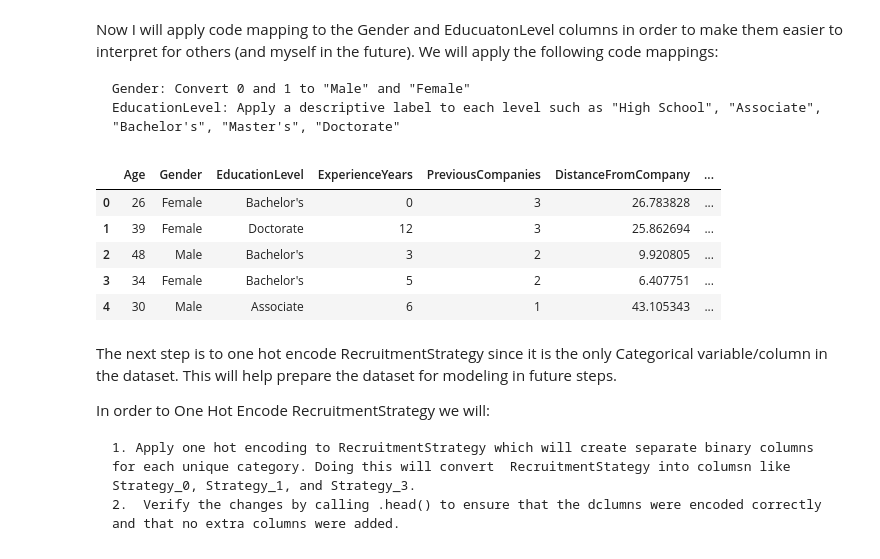
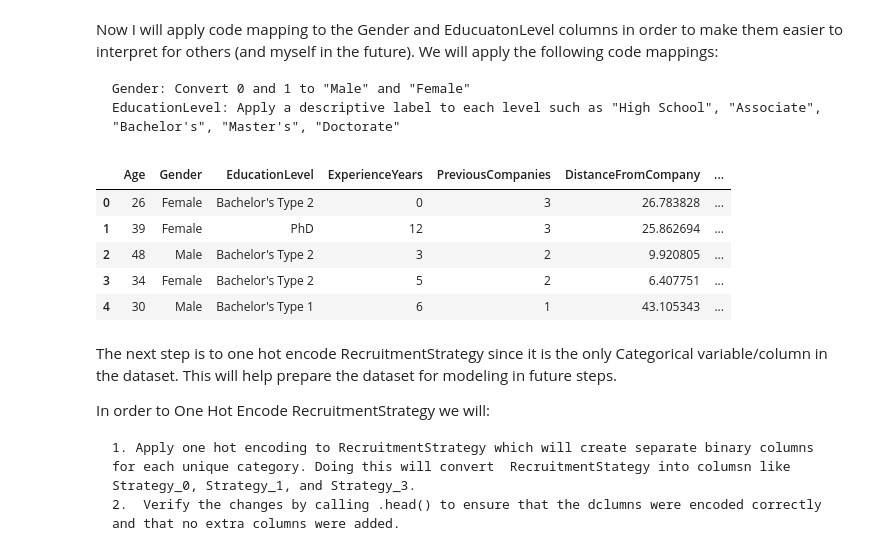
Before and after one commit to hesanche94/Capstone-Three---Optimizing-Candidate-Selection---Hector-Sanchez, a Jupyter notebook: Data Wrangling - Hector Sanchez.ipynb, the cells around one changed output. Saved outputs shown, nothing was run; the diff lists cells and outputs as text; code cells hidden in the pictures.

```diff
--- a/Data Wrangling - Hector Sanchez.ipynb
+++ b/Data Wrangling - Hector Sanchez.ipynb
@@ -10,7 +10,7 @@ import seaborn as sns
 # %%
 # Create a file_path to load the dataset
 
-file_path = 'C:/Users\hecsa/Springboard/Springboard Github/Springboard/Data Science Capstone Three/datasets/recruitment_data.csv'
+file_path = 'C:/Users/hecsa/Springboard/Springboard Github/Springboard/Data Science Capstone Three/datasets/recruitment_data.csv'
 recruitment_data = pd.read_csv(file_path)
 # %% [markdown]
 Now that pandas has beeen imported and the recruitment_data has been loaded, we well call .info(), .head(), .descrcribe(), and .shape to get a better understanding of our dataset before we move forward.
@@ -126,31 +126,30 @@ We will apply the following code mappings:
 # %%
 # Utilize code to Map Gender and EducationLevel
 
 # First we'll map gender
 
 gender_map = {0: 'Male', 1: 'Female'}
 recruitment_data['Gender'] = recruitment_data['Gender'].map(gender_map)
 
 # Next, we'll map EducationLevel
 
 education_level_map = {
-    0: 'High School',
-    1: 'Associate',
-    2: 'Bachelor\'s',
+    1: 'Bachelor\'s Type 1',
+    2: 'Bachelor\'s Type 2',
     3: 'Master\'s',
-    4: 'Doctorate'
+    4: 'PhD'
 }
 recruitment_data['EducationLevel'] = recruitment_data['EducationLevel'].map(education_level_map)
 
 # Verify that the changes have been meade by calling .head()
 recruitment_data.head()
 # %% [output]
 |  | Age | Gender | EducationLevel | ExperienceYears | PreviousCompanies | DistanceFromCompany | ... |
-| 0 | 26 | Female | Bachelor's | 0 | 3 | 26.783828 | ... |
-| 1 | 39 | Female | Doctorate | 12 | 3 | 25.862694 | ... |
-| 2 | 48 | Male | Bachelor's | 3 | 2 | 9.920805 | ... |
-| 3 | 34 | Female | Bachelor's | 5 | 2 | 6.407751 | ... |
-| 4 | 30 | Male | Associate | 6 | 1 | 43.105343 | ... |
+| 0 | 26 | Female | Bachelor's Type 2 | 0 | 3 | 26.783828 | ... |
+| 1 | 39 | Female | PhD | 12 | 3 | 25.862694 | ... |
+| 2 | 48 | Male | Bachelor's Type 2 | 3 | 2 | 9.920805 | ... |
+| 3 | 34 | Female | Bachelor's Type 2 | 5 | 2 | 6.407751 | ... |
+| 4 | 30 | Male | Bachelor's Type 1 | 6 | 1 | 43.105343 | ... |
 # %% [markdown]
 The next step is to one hot encode RecruitmentStrategy since it is the only Categorical variable/column in the dataset. This will help prepare the dataset for modeling in future steps.
 
```
Also changed, not shown: parts of 3 cells of this notebook.
